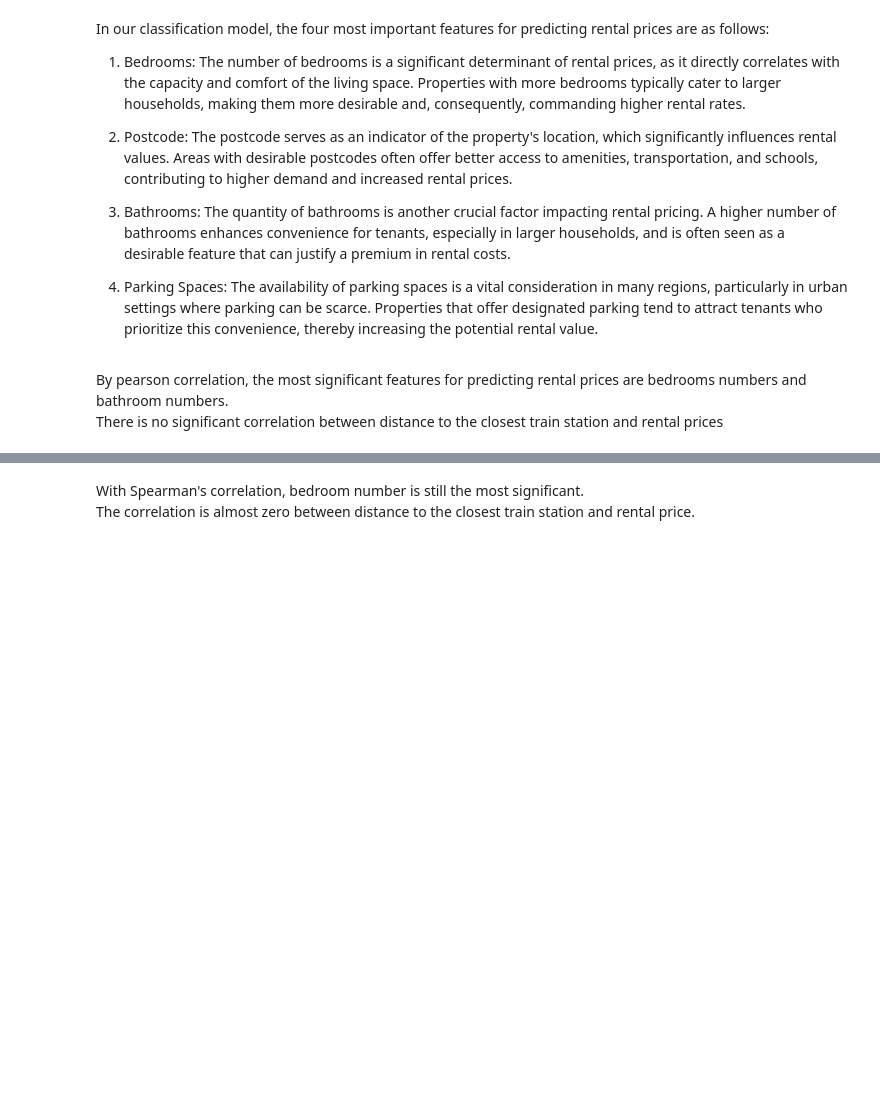
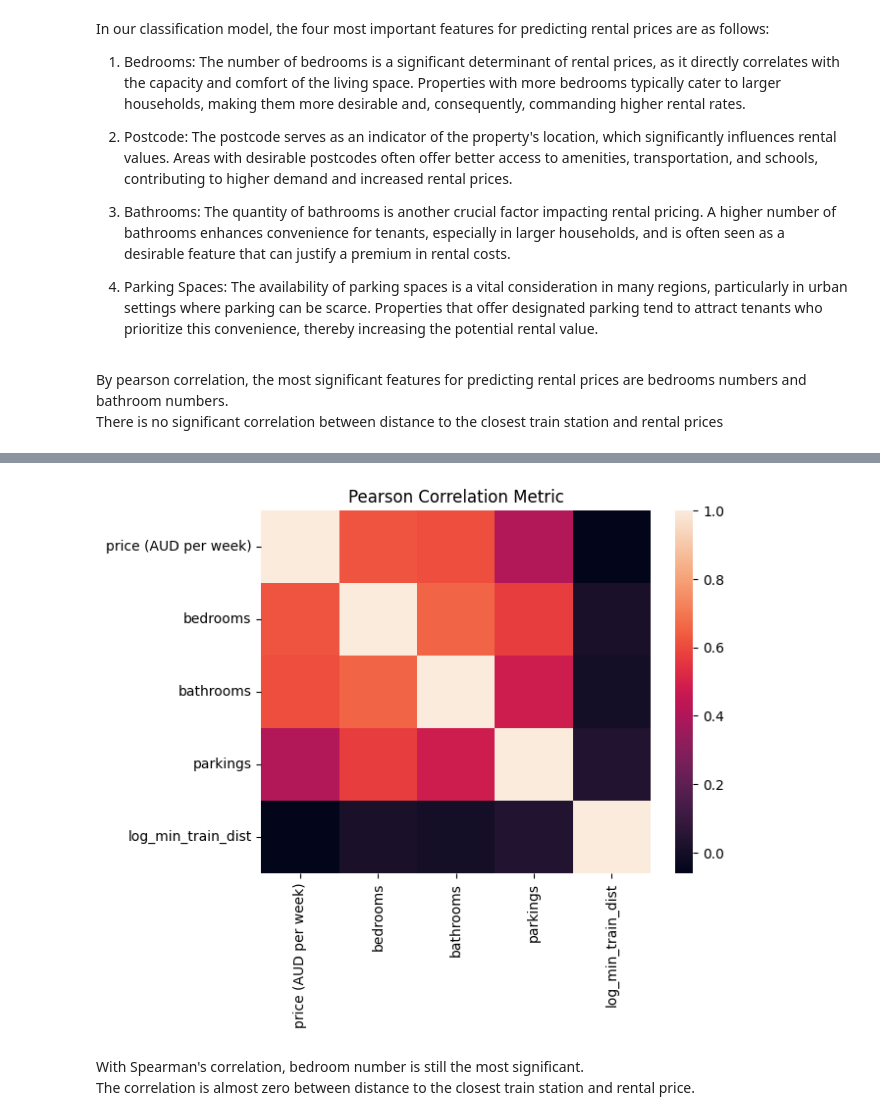
Before and after one commit to MAST30034-AppliedDataScience/project-2-group-real-estate-industry-project-27, a Jupyter notebook: notebooks/summary.ipynb, the cells around one changed output, grey strips where cells are left out. Drawn from its saved outputs; the diff is of its cells as text; code cells hidden in the pictures; blank space fills up the shorter version.

```diff
--- a/notebooks/summary.ipynb
+++ b/notebooks/summary.ipynb
@@ -82,3 +80,24 @@ There is no significant correlation between distance to the closest train statio
+# %%
+import pandas as pd
+import seaborn as sns
+import matplotlib.pyplot as plt
+
+import numpy as np
+
+property_df = pd.read_csv('../data/raw/property_w_distance.csv')
+property_df['log_min_train_dist'] = np.log1p(property_df['min_train_dist'])
+corr_columns = [
+    "price (AUD per week)", "bedrooms", "bathrooms", "parkings", "log_min_train_dist"
+]
+
+sns.heatmap(property_df[corr_columns].corr())
+
+plt.title('Pearson Correlation Metric')
+plt.savefig('../plots/pearson_corr.png', bbox_inches='tight')
+plt.show()
+# no strong relationship bewteen price and log_min_train_dist
+# %% [output]
+[figure, added]
 # %% [markdown]
 With Spearman's correlation, bedroom number is still the most significant.\
 The correlation is almost zero between distance to the closest train station and rental price.
```
Also changed, not shown: parts of 9 cells of this notebook.
